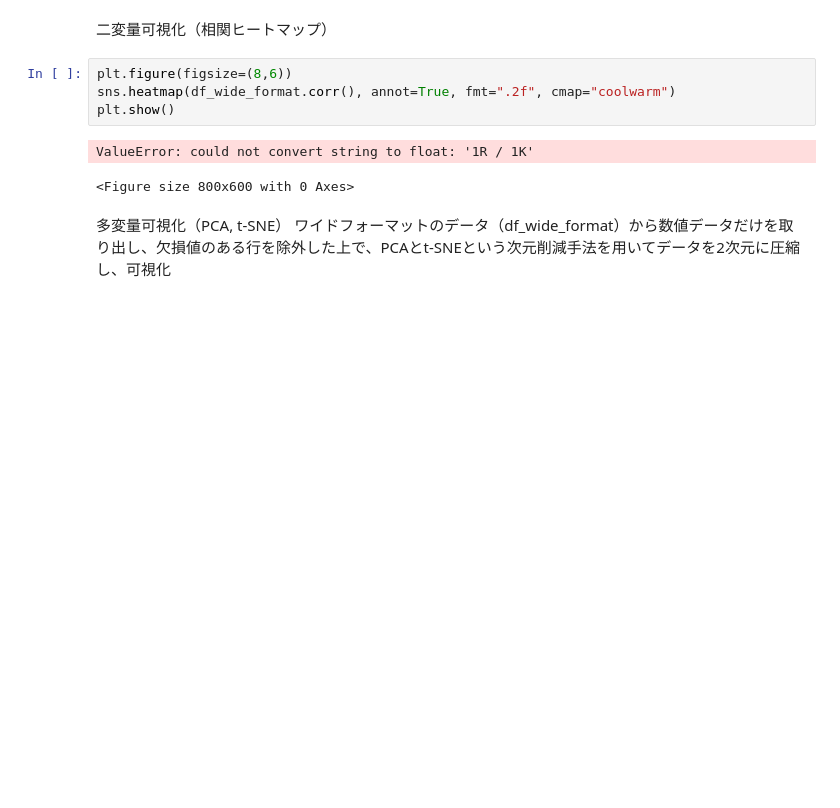
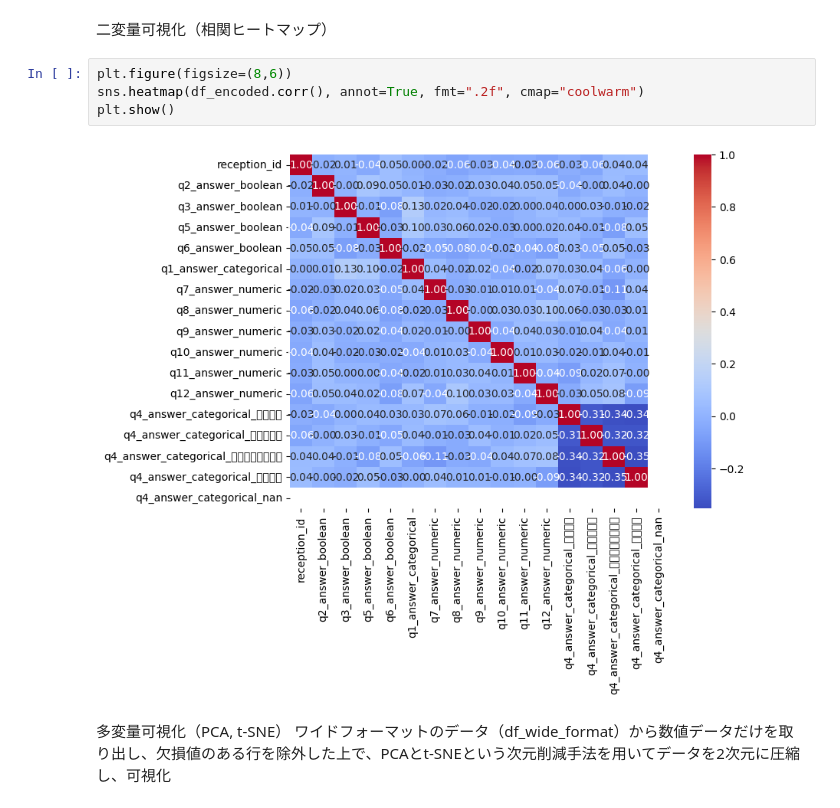
Before and after one commit to emon0415/team_wwww, a Jupyter notebook: wwww.ipynb, the cells around one changed output. Cells and saved outputs as stored; diff of their text form; blank space fills up the shorter version.

```diff
--- a/wwww.ipynb
+++ b/wwww.ipynb
@@ -89,11 +110,10 @@ for col in numeric_cols:
 二変量可視化（相関ヒートマップ）
 # %%
 plt.figure(figsize=(8,6))
-sns.heatmap(df_wide_format.corr(), annot=True, fmt=".2f", cmap="coolwarm")
+sns.heatmap(df_encoded.corr(), annot=True, fmt=".2f", cmap="coolwarm")
 plt.show()
 # %% [output]
-ValueError: could not convert string to float: '1R / 1K'
-<Figure size 800x600 with 0 Axes>
+[figure, added]
 # %% [markdown]
 多変量可視化（PCA, t-SNE）
 ワイドフォーマットのデータ（df_wide_format）から数値データだけを取り出し、欠損値のある行を除外した上で、PCAとt-SNEという次元削減手法を用いてデータを2次元に圧縮し、可視化
```
Also changed, not shown: parts of 6 cells of this notebook.
